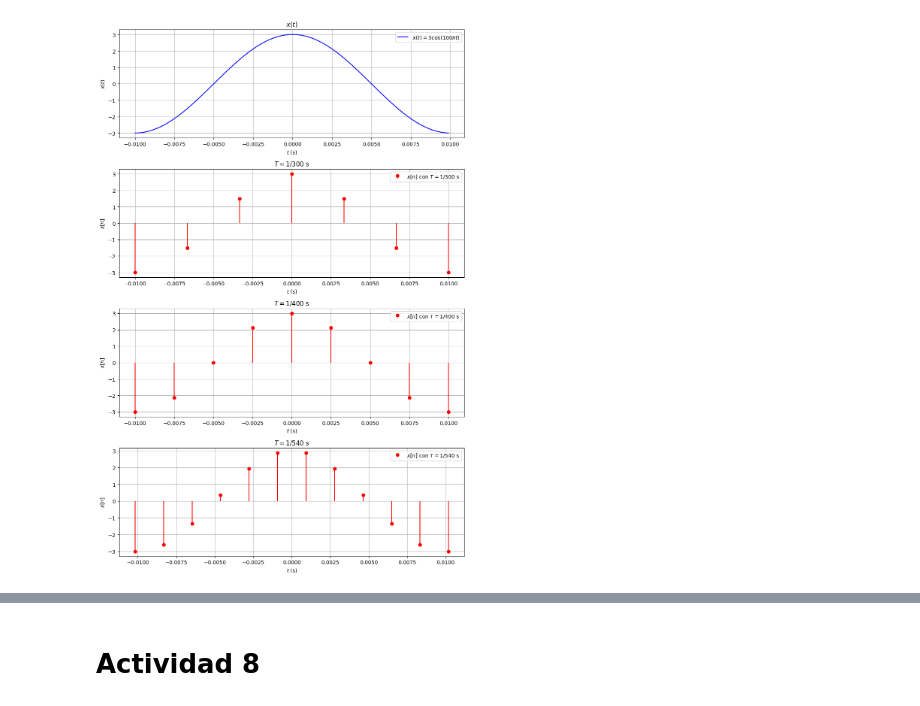
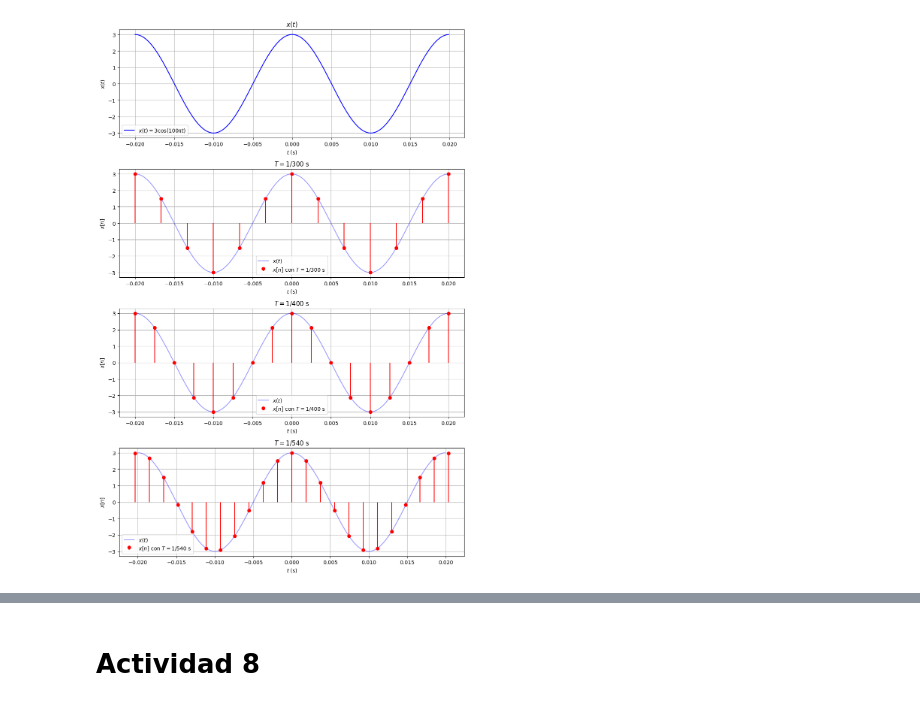
Before and after one commit to Lekkito/analisis-de-se-ales, a Jupyter notebook: tp6.ipynb, the cells around one changed output, grey strips where cells are left out. Saved outputs shown, nothing was run; the diff lists cells and outputs as text; code cells hidden in the pictures.

```diff
--- a/tp6.ipynb
+++ b/tp6.ipynb
@@ -7,7 +7,7 @@ $x(t) = 3\cdot \cos(100\cdot\pi\cdot t)$
 import numpy as np
 import matplotlib.pyplot as plt
 
-t = np.arange(-0.01, 0.01, 0.0001)
+t = np.arange(-2*0.01, 2*0.01, 0.0001)
 x = 3 * np.cos(100 * np.pi * t)
 
 # Frecuencias de muestreo
@@ -25,9 +25,9 @@ N2 = round(0.02 / Tm2)
 N3 = round(0.02 / Tm3)
 
 # Índices de las muestras
-n1 = np.arange(-N1/2, N1/2 + 1)
-n2 = np.arange(-N2/2, N2/2 + 1)
-n3 = np.arange(-N3/2, N3/2 + 1)
+n1 = np.arange(-N1, N1 + 1)
+n2 = np.arange(-N2, N2 + 1)
+n3 = np.arange(-N3, N3 + 1)
 
 # Tiempos de muestreo
 ts1 = n1 * Tm1
@@ -50,34 +50,34 @@ axs[0].set_ylabel(r'$x(t)$')
 axs[0].grid(True)
 axs[0].legend()
 
 # x[n] con T = 1/300 s
-axs[1].plot(t, x, label=r'$x(t)$', color='blue', alpha=0.3)
+axs[1].plot(t, x, label=r'$x(t)$', color='blue', alpha=0.4)
 axs[1].stem(ts1, xs1, label=r'$x[n]$ con $T = 1/300$ s', basefmt=" ", linefmt='r-', markerfmt='ro')
 axs[1].set_title(r'$T = 1/300$ s')
 axs[1].set_xlabel(r'$t$ (s)')
 axs[1].set_ylabel(r'$x[n]$')
 axs[1].grid(True)
 axs[1].legend()
 
 # x[n] con T = 1/400 s
-axs[2].plot(t, x, label='$x(t)$', color='blue', alpha=0.3)
+axs[2].plot(t, x, label='$x(t)$', color='blue', alpha=0.4)
 axs[2].stem(ts2, xs2, label=r'$x[n]$ con $T = 1/400$ s', basefmt=" ", linefmt='r-', markerfmt='ro')
 axs[2].set_title(r'$T = 1/400$ s')
 axs[2].set_xlabel(r'$t$ (s)')
 axs[2].set_ylabel(r'$x[n]$')
 axs[2].grid(True)
 axs[2].legend()
 
 # x[n] con T = 1/540 s
-axs[3].plot(t, x, label=r'$x(t)$', color='blue', alpha=0.3)
+axs[3].plot(t, x, label=r'$x(t)$', color='blue', alpha=0.4)
 axs[3].stem(ts3, xs3, label=r'$x[n]$ con $T = 1/540$ s', basefmt=" ", linefmt='r-', markerfmt='ro')
 axs[3].set_title(r'$T = 1/540$ s')
 axs[3].set_xlabel(r'$t$ (s)')
 axs[3].set_ylabel(r'$x[n]$')
 axs[3].grid(True)
 axs[3].legend()
 
 plt.tight_layout()
 plt.show()
 # %% [output]
-[figure, old version]
+[figure, new version]
```
Also changed, not shown: parts of 2 cells of this notebook.
